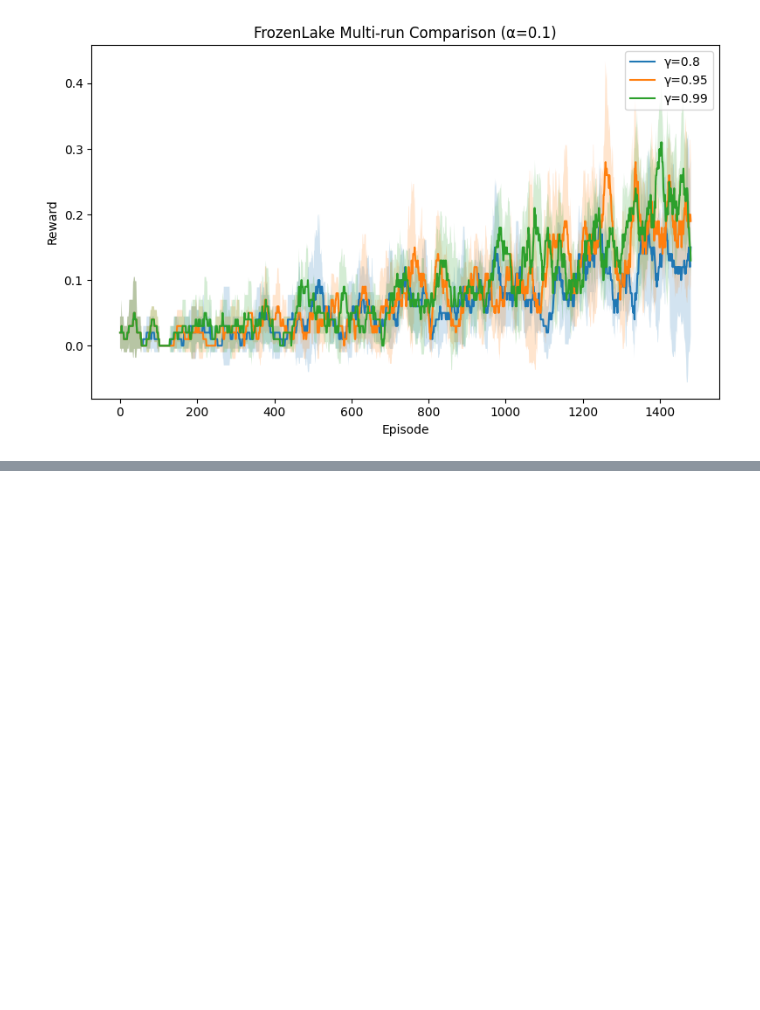
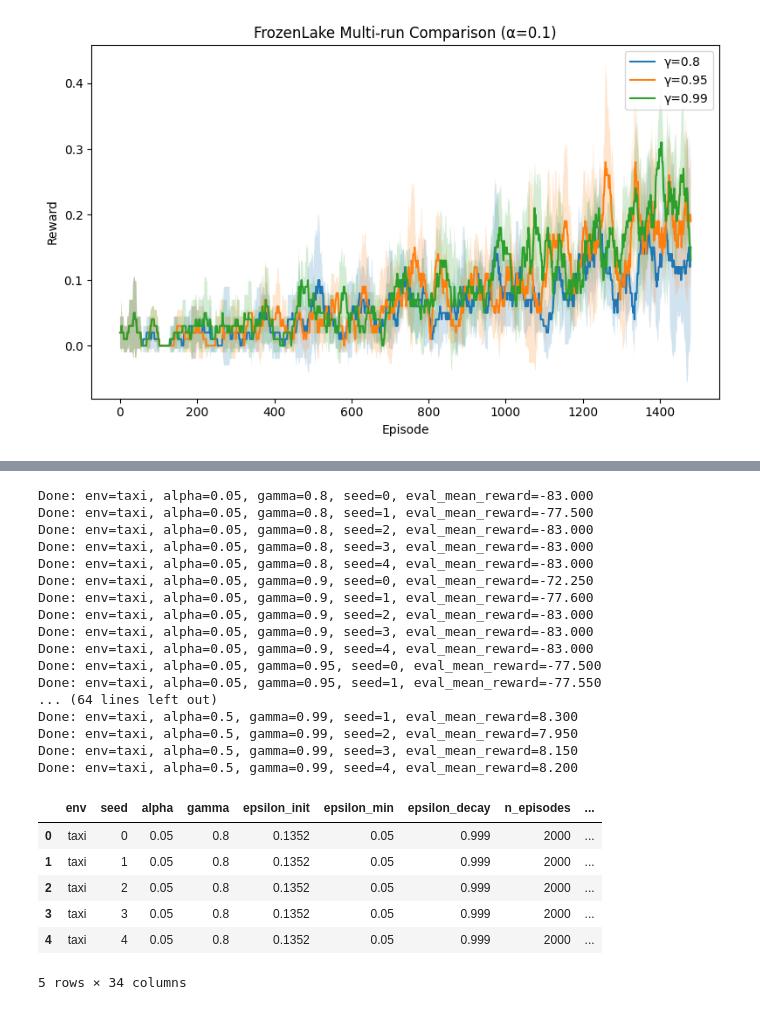
Before and after one commit to SteelspeedYYC/CAS781_finalproject, a Jupyter notebook: experiment.ipynb, the cells around one changed output, grey strips where cells are left out. Cells and saved outputs as stored; diff of their text form; code cells hidden in the pictures; blank space fills up the shorter version.

```diff
--- a/experiment.ipynb
+++ b/experiment.ipynb
@@ -414,0 +480,80 @@ Taxi Experiment
+# %%
+records = []
+
+for alpha, gamma, seed in product(alphas, gammas, seeds):
+    env = gym.make("Taxi-v3")
+    state, info = env.reset(seed=seed)
+
+    config = QLearningConfig(
+        alpha=alpha,
+        gamma=gamma,
+        epsilon=1.0,
+        epsilon_min=0.05,
+        epsilon_decay=0.999,
+        n_episodes=2000,
+        max_steps_per_episode=100,
+        seed=seed,
+    )
+
+    agent, training_logs, eval_logs = run_q_learning(env, config)
+
+    record = summarize_run(
+        training_logs=training_logs,
+        eval_logs=eval_logs,
+        config=config,
+        env_name="taxi",
+        seed=seed,
+        success_threshold=1.0,
+    )
+
+    run_name = make_run_name(config, env_name="taxi", seed=seed)
+
+    # Save per-run trajectory
+    save_trajectory_csv(
+        training_logs,
+        f"results/raw/trajectories/{run_name}.csv"
+    )
+
+    # Collect summary row
+    records.append(record)
+
+    print(
+        f"Done: env=taxi, alpha={alpha}, gamma={gamma}, seed={seed}, "
+        f"eval_mean_reward={eval_logs['mean_reward']:.3f}"
+    )
+
+    env.close()
+
+grid_df = records_to_dataframe(records)
+
+save_results_csv(
+    grid_df,
+    "results/raw/taxi_full_grid_summary.csv"
+)
+
+grid_df.head()
+# %% [output]
+Done: env=taxi, alpha=0.05, gamma=0.8, seed=0, eval_mean_reward=-83.000
+Done: env=taxi, alpha=0.05, gamma=0.8, seed=1, eval_mean_reward=-77.500
+Done: env=taxi, alpha=0.05, gamma=0.8, seed=2, eval_mean_reward=-83.000
+Done: env=taxi, alpha=0.05, gamma=0.8, seed=3, eval_mean_reward=-83.000
+Done: env=taxi, alpha=0.05, gamma=0.8, seed=4, eval_mean_reward=-83.000
+Done: env=taxi, alpha=0.05, gamma=0.9, seed=0, eval_mean_reward=-72.250
+Done: env=taxi, alpha=0.05, gamma=0.9, seed=1, eval_mean_reward=-77.600
+Done: env=taxi, alpha=0.05, gamma=0.9, seed=2, eval_mean_reward=-83.000
+Done: env=taxi, alpha=0.05, gamma=0.9, seed=3, eval_mean_reward=-83.000
+Done: env=taxi, alpha=0.05, gamma=0.9, seed=4, eval_mean_reward=-83.000
+Done: env=taxi, alpha=0.05, gamma=0.95, seed=0, eval_mean_reward=-77.500
+Done: env=taxi, alpha=0.05, gamma=0.95, seed=1, eval_mean_reward=-77.550
+... (64 lines left out)
+Done: env=taxi, alpha=0.5, gamma=0.99, seed=1, eval_mean_reward=8.300
+Done: env=taxi, alpha=0.5, gamma=0.99, seed=2, eval_mean_reward=7.950
+Done: env=taxi, alpha=0.5, gamma=0.99, seed=3, eval_mean_reward=8.150
+Done: env=taxi, alpha=0.5, gamma=0.99, seed=4, eval_mean_reward=8.200
+|  | env | seed | alpha | gamma | epsilon_init | epsilon_min | epsilon_decay | n_episodes | ... |
+| 0 | taxi | 0 | 0.05 | 0.8 | 0.1352 | 0.05 | 0.999 | 2000 | ... |
+| 1 | taxi | 1 | 0.05 | 0.8 | 0.1352 | 0.05 | 0.999 | 2000 | ... |
+| 2 | taxi | 2 | 0.05 | 0.8 | 0.1352 | 0.05 | 0.999 | 2000 | ... |
+| 3 | taxi | 3 | 0.05 | 0.8 | 0.1352 | 0.05 | 0.999 | 2000 | ... |
+| 4 | taxi | 4 | 0.05 | 0.8 | 0.1352 | 0.05 | 0.999 | 2000 | ... |
+5 rows × 34 columns
```
Also changed, not shown: parts of 7 cells of this notebook, 1 other file.
